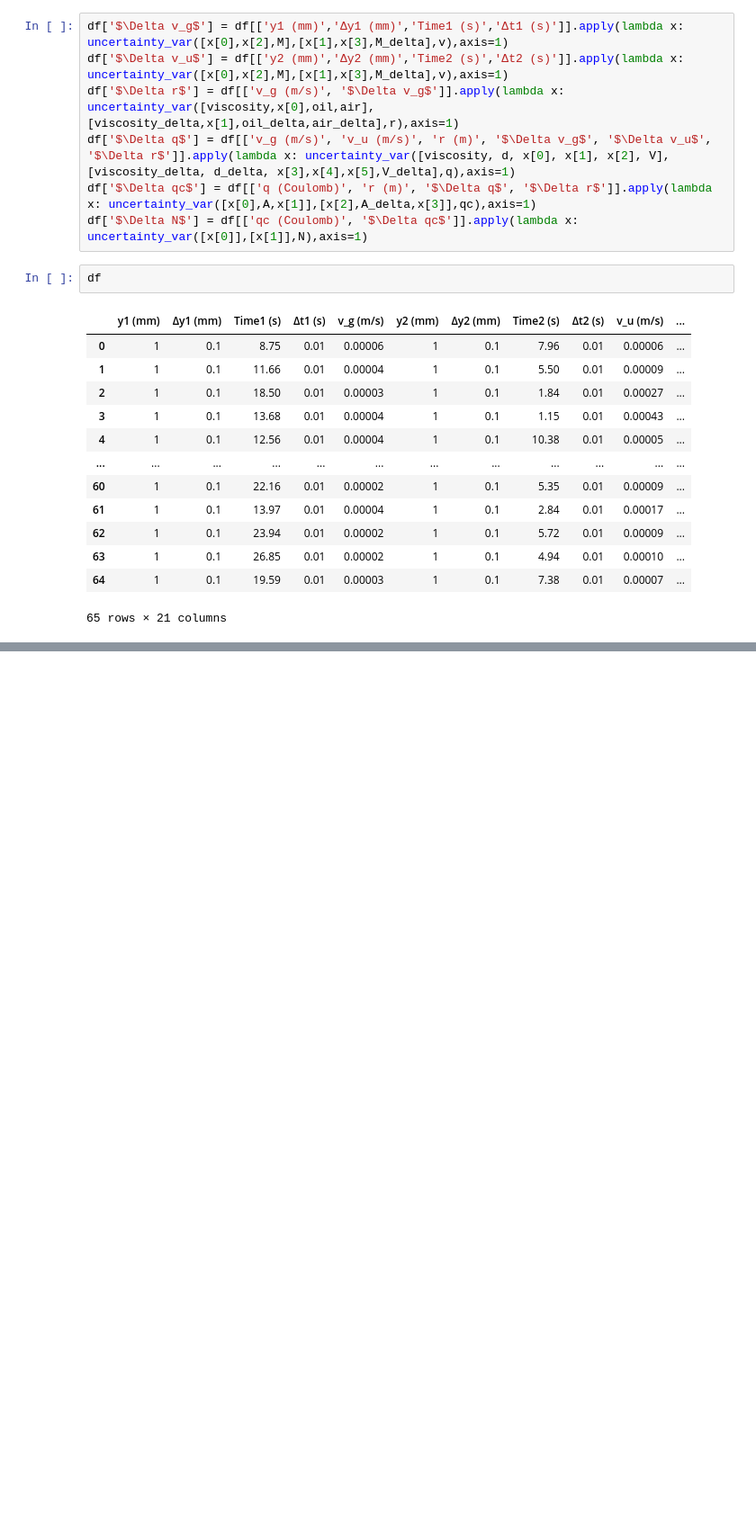
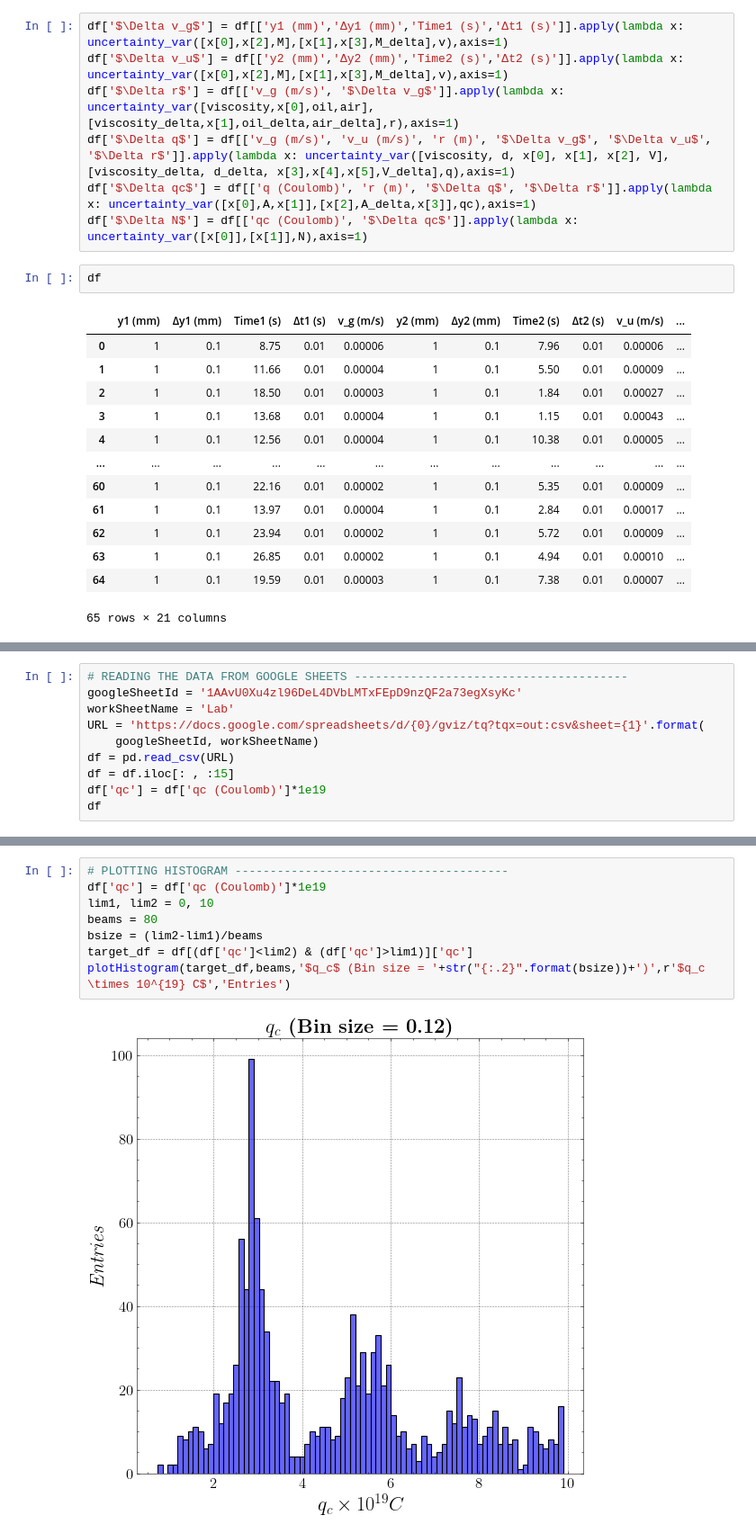
Before and after one commit to rvizarreta/ModernLab, a Jupyter notebook: 7. Millikan Oil/Lab.ipynb, the cells around one changed output, grey strips where cells are left out. Shown at 90% size. Saved outputs shown, nothing was run; the diff lists cells and outputs as text; blank space fills up the shorter version.

```diff
--- a/7. Millikan Oil/Lab.ipynb
+++ b/7. Millikan Oil/Lab.ipynb
@@ -269,0 +249,10 @@ df
+# %%
+# READING THE DATA FROM GOOGLE SHEETS ---------------------------------------
+googleSheetId = '1AAvU0Xu4zl96DeL4DVbLMTxFEpD9nzQF2a73egXsyKc'
+workSheetName = 'Lab'
+URL = 'https://docs.google.com/spreadsheets/d/{0}/gviz/tq?tqx=out:csv&sheet={1}'.format(
+    googleSheetId, workSheetName)
+df = pd.read_csv(URL)
+df = df.iloc[: , :15]
+df['qc'] = df['qc (Coulomb)']*1e19
+df
@@ -269,0 +273,10 @@ df
+# %%
+# PLOTTING HISTOGRAM ---------------------------------------
+df['qc'] = df['qc (Coulomb)']*1e19
+lim1, lim2 = 0, 10
+beams = 80
+bsize = (lim2-lim1)/beams
+target_df = df[(df['qc']<lim2) & (df['qc']>lim1)]['qc']
+plotHistogram(target_df,beams,'$q_c$ (Bin size = '+str("{:.2}".format(bsize))+')',r'$q_c \times 10^{19} C$','Entries')
+# %% [output]
+[figure, added]
```
Also changed, not shown: parts of 17 cells of this notebook, 32 other files.
